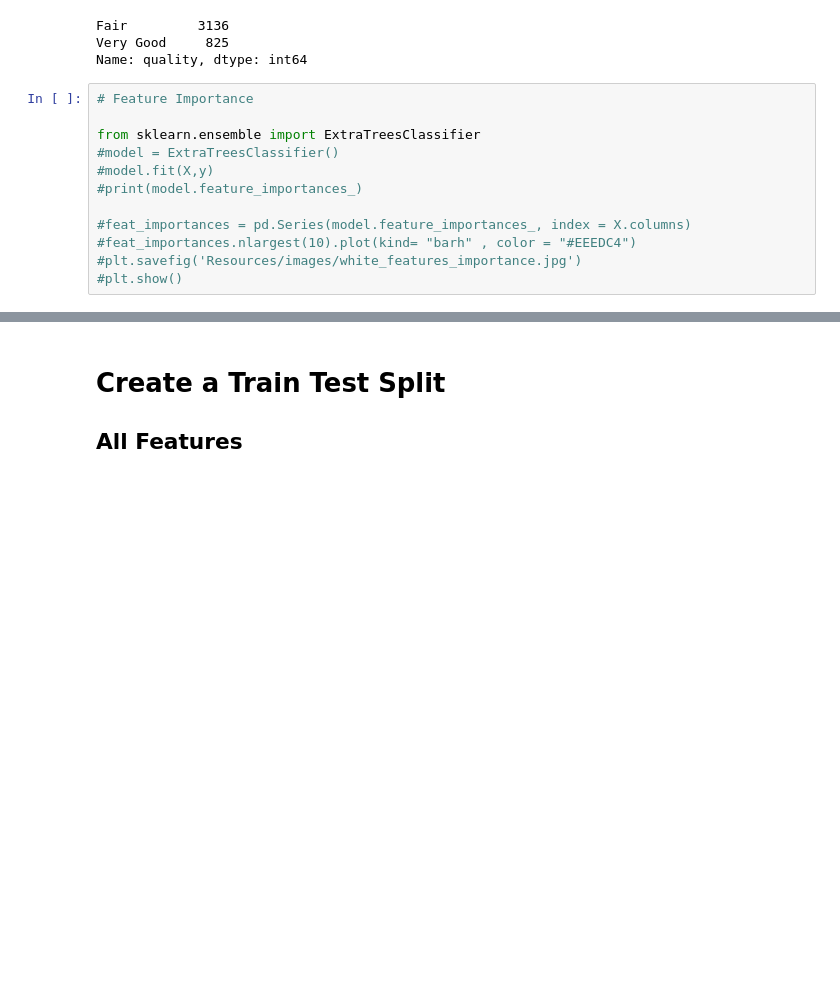
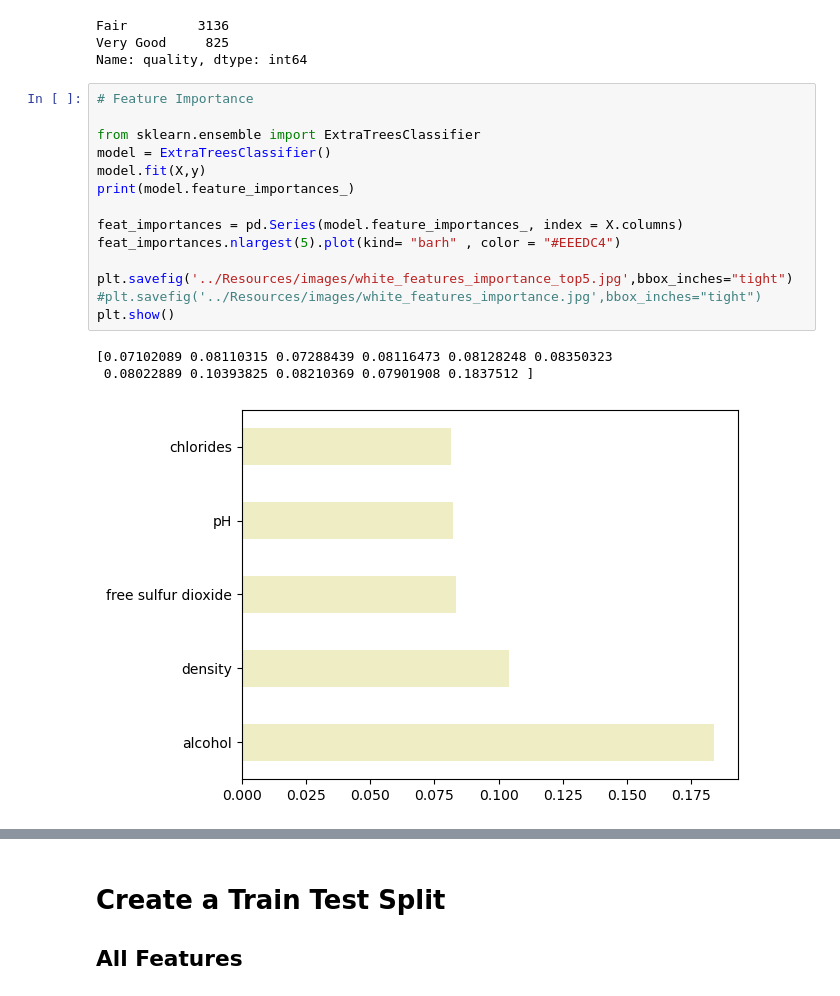
Before and after one commit to josiedeleon/Final-Project, a Jupyter notebook: Notebooks/DeepLearning_white.ipynb, the cells around one changed output, grey strips where cells are left out. Cells and saved outputs as stored; diff of their text form; blank space fills up the shorter version.

```diff
--- a/Notebooks/DeepLearning_white.ipynb
+++ b/Notebooks/DeepLearning_white.ipynb
@@ -118,13 +118,19 @@ Name: quality, dtype: int64
 # %%
 # Feature Importance
 
 from sklearn.ensemble import ExtraTreesClassifier
-#model = ExtraTreesClassifier()
-#model.fit(X,y)
-#print(model.feature_importances_)
+model = ExtraTreesClassifier()
+model.fit(X,y)
+print(model.feature_importances_)
 
-#feat_importances = pd.Series(model.feature_importances_, index = X.columns)
-#feat_importances.nlargest(10).plot(kind= "barh" , color = "#EEEDC4")
-#plt.savefig('Resources/images/white_features_importance.jpg')
-#plt.show()
+feat_importances = pd.Series(model.feature_importances_, index = X.columns)
+feat_importances.nlargest(5).plot(kind= "barh" , color = "#EEEDC4")
+
+plt.savefig('../Resources/images/white_features_importance_top5.jpg',bbox_inches="tight")
+#plt.savefig('../Resources/images/white_features_importance.jpg',bbox_inches="tight")
+plt.show()
+# %% [output]
+[0.07102089 0.08110315 0.07288439 0.08116473 0.08128248 0.08350323
+ 0.08022889 0.10393825 0.08210369 0.07901908 0.1837512 ]
+[figure, added]
 # %%
```
Also changed, not shown: parts of 22 cells of this notebook, 4 other files.
